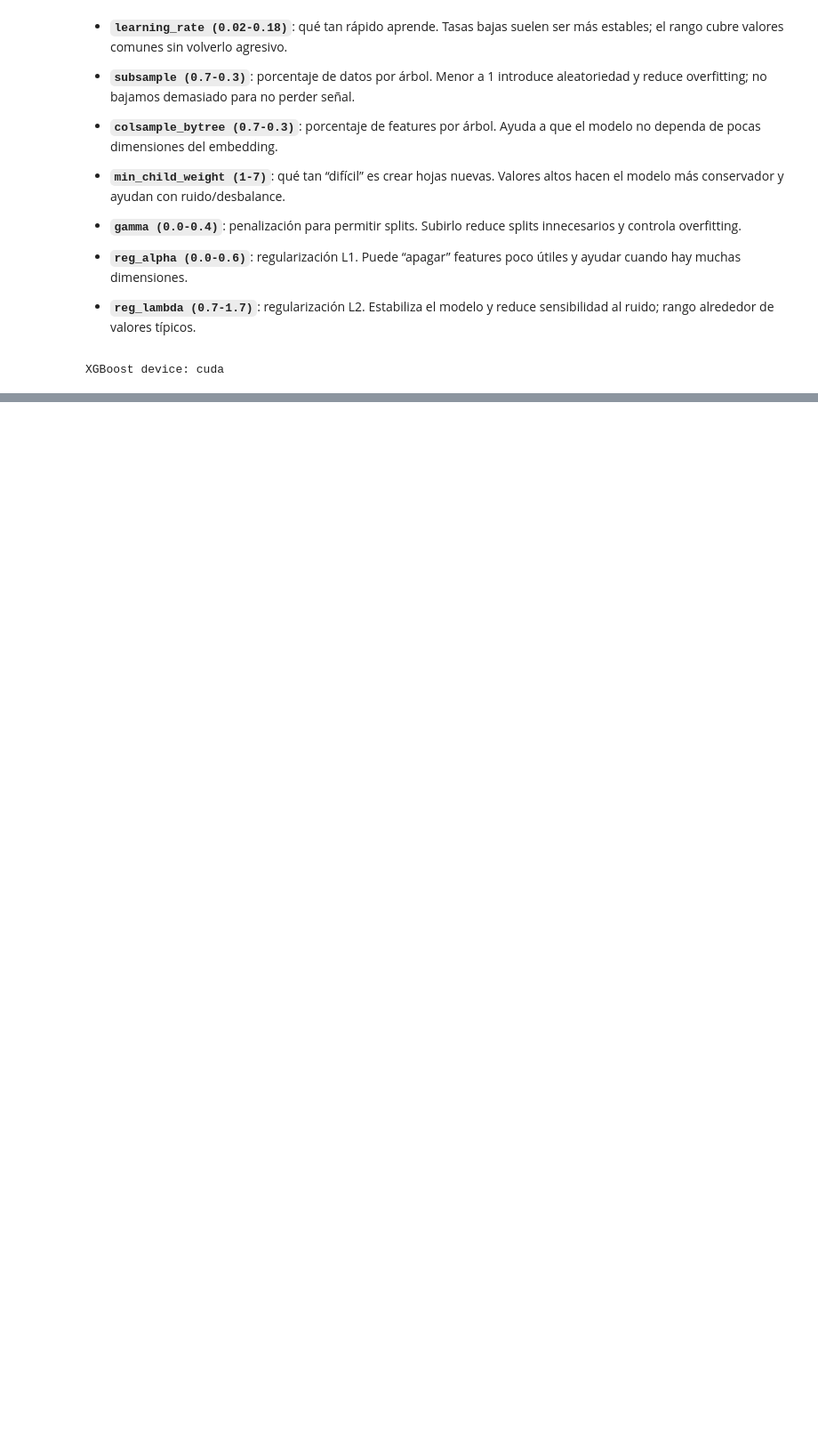
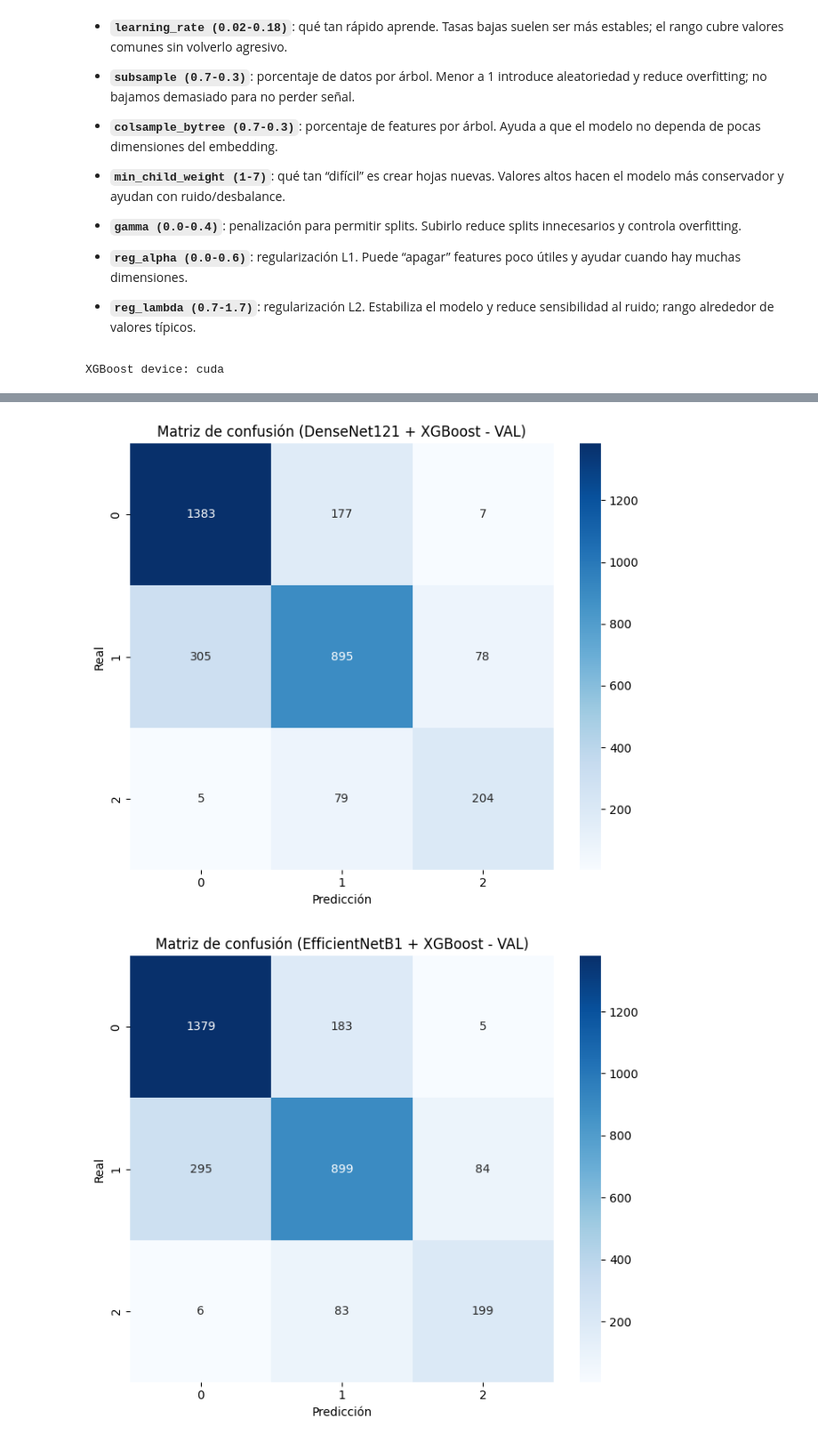
Before and after one commit to magdaleno88/Sam_Oct_IA, a Jupyter notebook: notebooks/Avance4_Equipo21.ipynb, the cells around one changed output, grey strips where cells are left out. Shown at 89% size. Cells and saved outputs as stored; diff of their text form; code cells hidden in the pictures; blank space fills up the shorter version.

```diff
--- a/notebooks/Avance4_Equipo21.ipynb
+++ b/notebooks/Avance4_Equipo21.ipynb
@@ -85,9 +33,9 @@ from collections import Counter
 
 # Resolver la raíz del proyecto de forma robusta.
 # root project in local (../)
-# PROJECT_ROOT = Path.cwd().parent
+PROJECT_ROOT = Path("/home/anaya/Development/Robomous/sam-ai")
 
 # root project in paperspace (/notebooks/sam-ai)
-PROJECT_ROOT = Path("/notebooks/sam-ai")
+#PROJECT_ROOT = Path("/notebooks/sam-ai")
 
 os.chdir(PROJECT_ROOT)
@@ -1201,8 +1193,8 @@ def _build_xgb_base(y_train_local: np.ndarray) -> XGBClassifier:
 # %% [output]
 XGBoost device: cuda
 # %%
-# Run RandomizedSearchCV for both experiments
-search_results: dict[str, RandomizedSearchCV] = {}
+# Run RandomizedSearchCV for every backbone experiment in feature_sets
+experiment_results: dict[str, dict[str, object]] = {}
 
 for exp_name, data in feature_sets.items():
     print("\n" + "=" * 80)
@@ -1221,7 +1213,16 @@ for exp_name, data in feature_sets.items():
         refit=True,
     )
     search.fit(data["X_train"], data["y_train"])
-    search_results[exp_name] = search
+
+    experiment_results[exp_name] = {
+        "search": search,
+        "best_model": search.best_estimator_,
+        "best_params": search.best_params_,
+        "best_cv_score": float(search.best_score_),
+    }
+
+# Backward compatibility with older cells that still reference search_results.
+search_results = {exp_name: res["search"] for exp_name, res in experiment_results.items()}
 # %% [output]
 ================================================================================
 Iniciando RandomizedSearchCV: DenseNet121 + XGBoost
@@ -1576,0 +1610,35 @@ Referencias:
+# %%
+# Matrices de confusión para los 6 candidatos (mismo orden que en resultados)
+if "all_candidate_results" not in globals():
+    raise RuntimeError("No se encontró 'all_candidate_results'. Ejecuta primero la celda de consolidación.")
+
+if len(all_candidate_results) != 6:
+    raise RuntimeError(
+        f"Se esperaban 6 candidatos para matrices, pero hay {len(all_candidate_results)}."
+    )
+
+for candidate_name, res in all_candidate_results.items():
+    exp_name = str(res["experiment"])
+    y_val_local = feature_sets[exp_name]["y_val"]
+    y_pred_local = res["y_val_pred"]
+
+    labels_sorted = sorted(int(x) for x in np.unique(y_val_local))
+    cm = confusion_matrix(y_val_local, y_pred_local, labels=labels_sorted)
+
+    plt.figure(figsize=(7, 6))
+    sns.heatmap(
+        cm,
+        annot=True,
+        fmt="d",
+        cmap="Blues",
+        xticklabels=labels_sorted,
+        yticklabels=labels_sorted,
+    )
+    plt.xlabel("Predicción")
+    plt.ylabel("Real")
+    plt.title(f"Matriz de confusión ({candidate_name} - VAL)")
+    plt.tight_layout()
+    plt.show()
+# %% [output]
+[figure, added]
+[figure, added]
```
Also changed, not shown: parts of 35 cells of this notebook, 2 other files.
